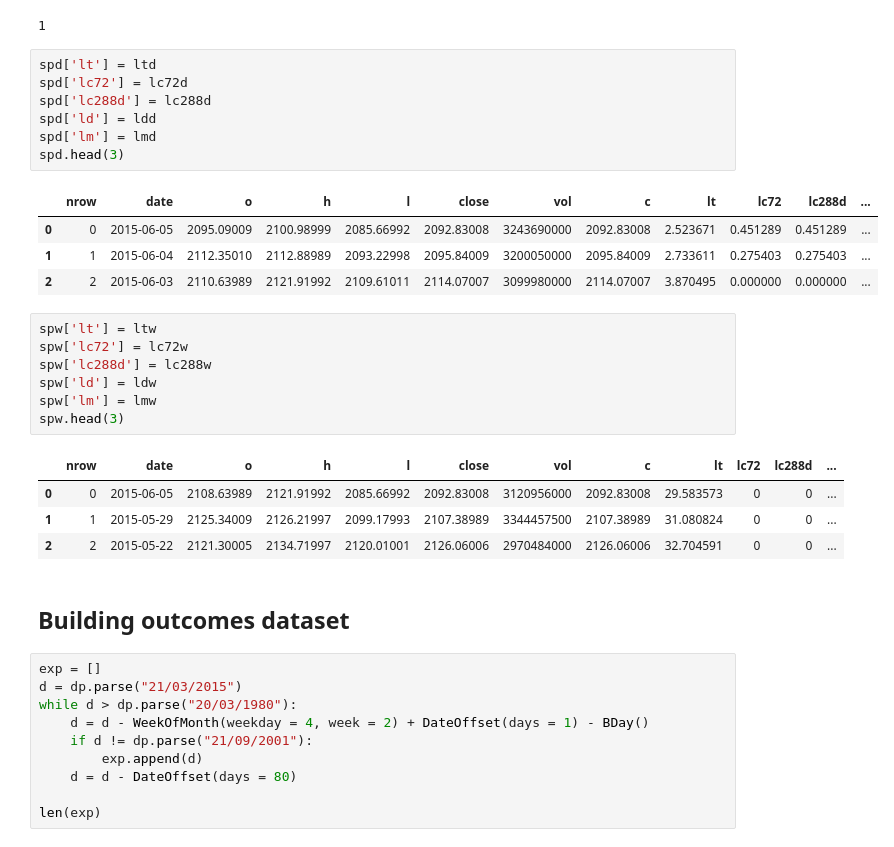
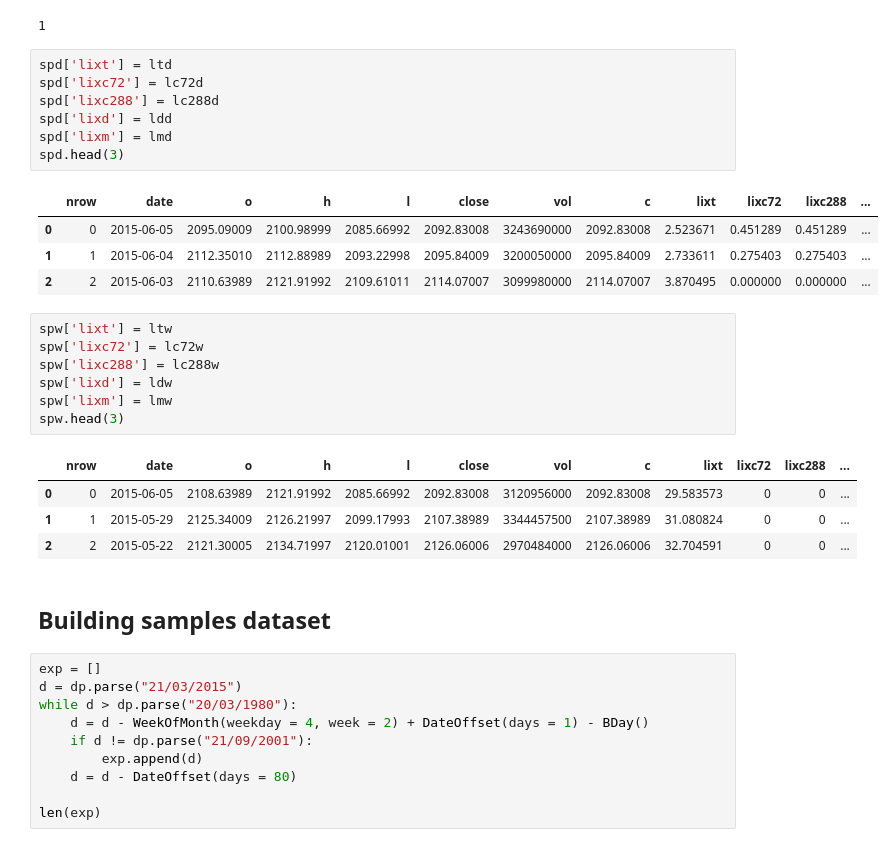
Before and after one commit to marcolunardi/metis, a Jupyter notebook: kojak_work/options_project_analysis.ipynb, the cells around one changed output. Saved outputs shown, nothing was run; the diff lists cells and outputs as text.

```diff
--- a/kojak_work/options_project_analysis.ipynb
+++ b/kojak_work/options_project_analysis.ipynb
@@ -703,31 +703,31 @@ print lmw[0]
 # %% [output]
 1
 # %%
-spd['lt'] = ltd
-spd['lc72'] = lc72d
-spd['lc288d'] = lc288d
-spd['ld'] = ldd
-spd['lm'] = lmd
+spd['lixt'] = ltd
+spd['lixc72'] = lc72d
+spd['lixc288'] = lc288d
+spd['lixd'] = ldd
+spd['lixm'] = lmd
 spd.head(3)
 # %% [output]
-|  | nrow | date | o | h | l | close | vol | c | lt | lc72 | lc288d | ... |
+|  | nrow | date | o | h | l | close | vol | c | lixt | lixc72 | lixc288 | ... |
 | 0 | 0 | 2015-06-05 | 2095.09009 | 2100.98999 | 2085.66992 | 2092.83008 | 3243690000 | 2092.83008 | 2.523671 | 0.451289 | 0.451289 | ... |
 | 1 | 1 | 2015-06-04 | 2112.35010 | 2112.88989 | 2093.22998 | 2095.84009 | 3200050000 | 2095.84009 | 2.733611 | 0.275403 | 0.275403 | ... |
 | 2 | 2 | 2015-06-03 | 2110.63989 | 2121.91992 | 2109.61011 | 2114.07007 | 3099980000 | 2114.07007 | 3.870495 | 0.000000 | 0.000000 | ... |
 # %%
-spw['lt'] = ltw
-spw['lc72'] = lc72w
-spw['lc288d'] = lc288w
-spw['ld'] = ldw
-spw['lm'] = lmw
+spw['lixt'] = ltw
+spw['lixc72'] = lc72w
+spw['lixc288'] = lc288w
+spw['lixd'] = ldw
+spw['lixm'] = lmw
 spw.head(3)
 # %% [output]
-|  | nrow | date | o | h | l | close | vol | c | lt | lc72 | lc288d | ... |
+|  | nrow | date | o | h | l | close | vol | c | lixt | lixc72 | lixc288 | ... |
 | 0 | 0 | 2015-06-05 | 2108.63989 | 2121.91992 | 2085.66992 | 2092.83008 | 3120956000 | 2092.83008 | 29.583573 | 0 | 0 | ... |
 | 1 | 1 | 2015-05-29 | 2125.34009 | 2126.21997 | 2099.17993 | 2107.38989 | 3344457500 | 2107.38989 | 31.080824 | 0 | 0 | ... |
 | 2 | 2 | 2015-05-22 | 2121.30005 | 2134.71997 | 2120.01001 | 2126.06006 | 2970484000 | 2126.06006 | 32.704591 | 0 | 0 | ... |
 # %% [markdown]
-## Building outcomes dataset
+## Building samples dataset
 # %%
 exp = []
 d = dp.parse("21/03/2015")
```
Also changed, not shown: parts of 3 cells of this notebook.
